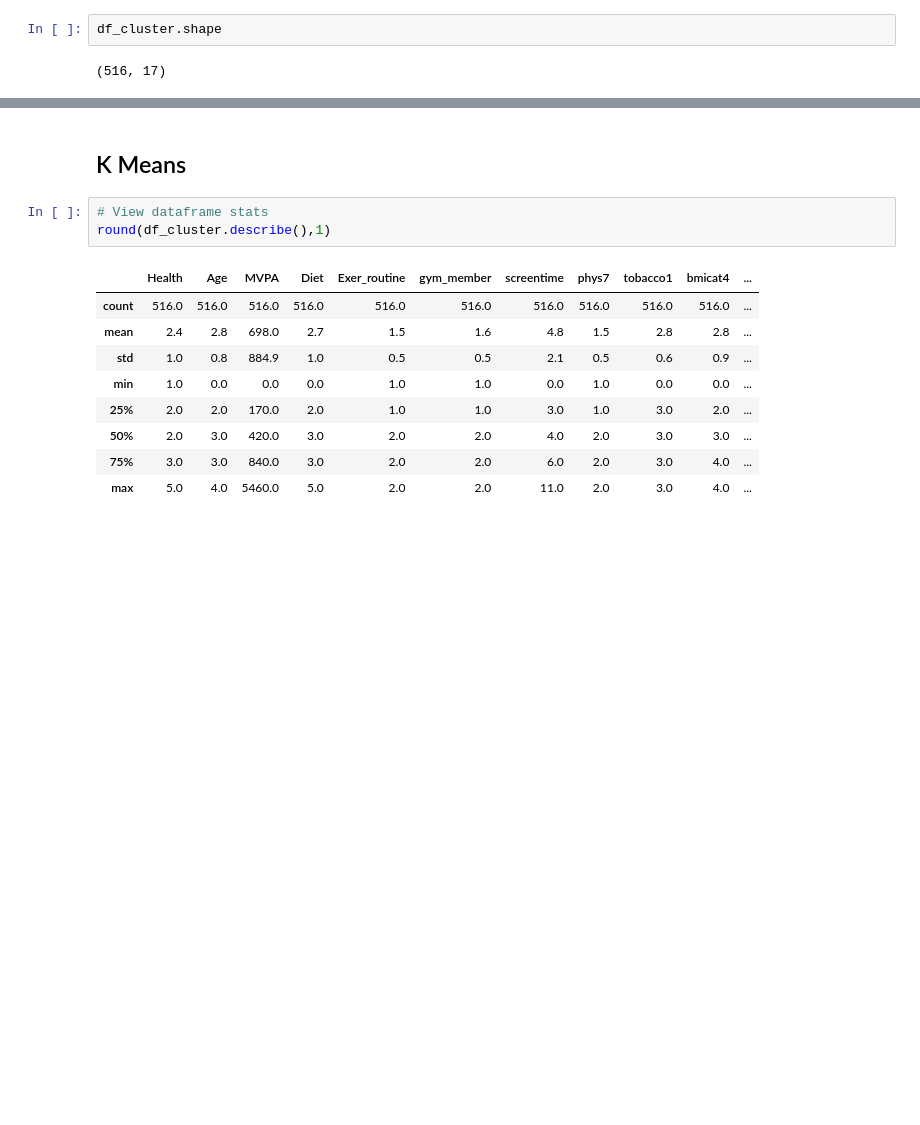
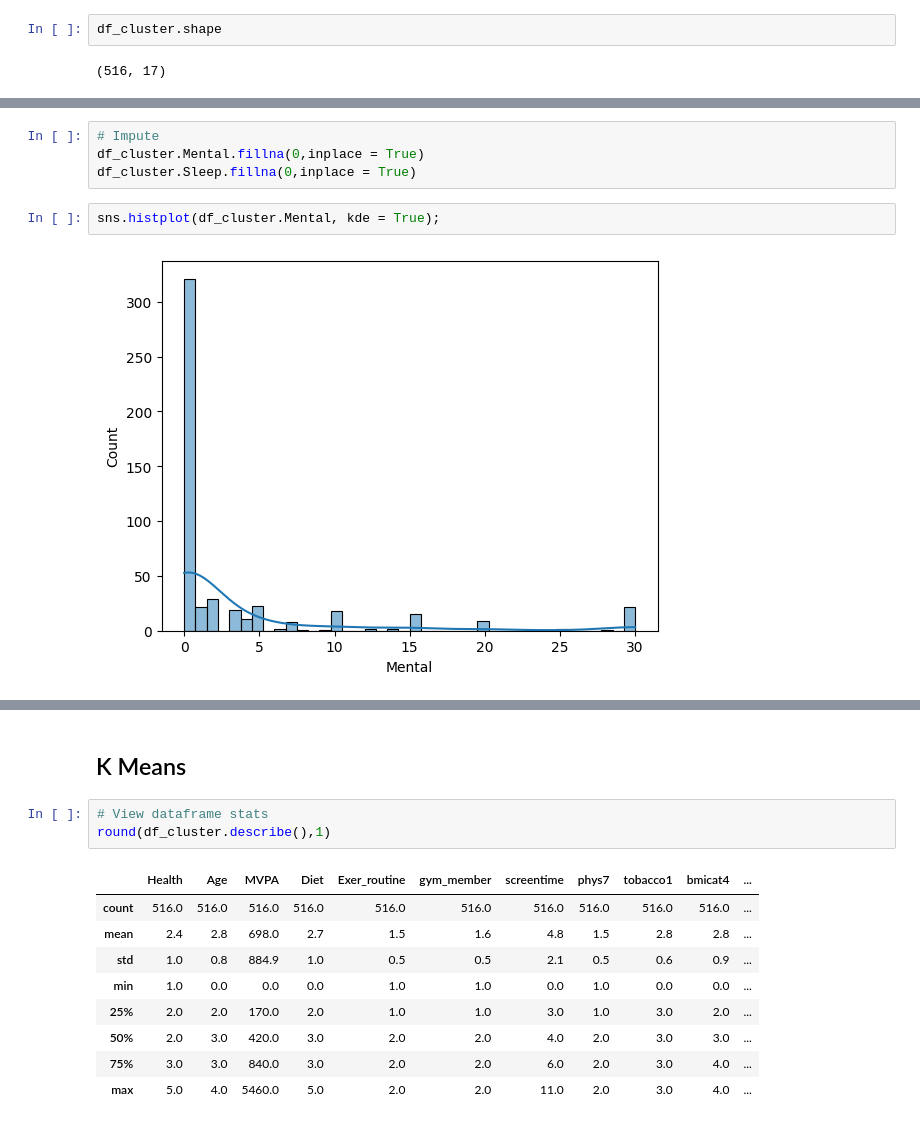
Before and after one commit to AlexBandurin/Physical-Activity, a Jupyter notebook: Physical_Activity_Cluster_Analysis.ipynb, the cells around one changed output, grey strips where cells are left out. Saved outputs shown, nothing was run; the diff lists cells and outputs as text; blank space fills up the shorter version.

```diff
--- a/Physical_Activity_Cluster_Analysis.ipynb
+++ b/Physical_Activity_Cluster_Analysis.ipynb
@@ -144,0 +187,8 @@ df_cluster.head()
+# %%
+# Impute
+df_cluster.Mental.fillna(0,inplace = True)
+df_cluster.Sleep.fillna(0,inplace = True)
+# %%
+sns.histplot(df_cluster.Mental, kde = True);
+# %% [output]
+[figure, added]
```
Also changed, not shown: parts of 51 cells of this notebook.
